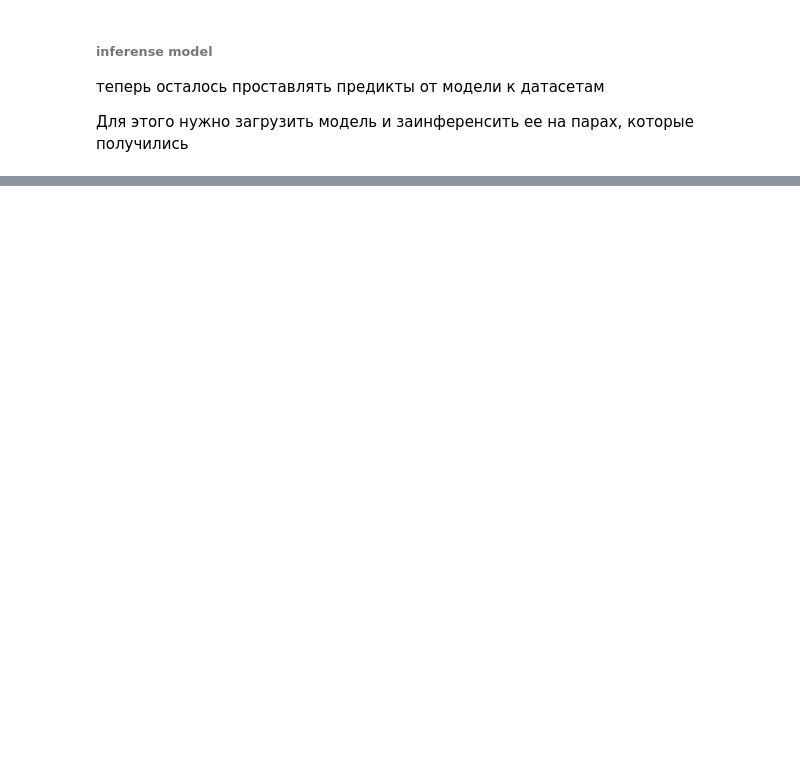
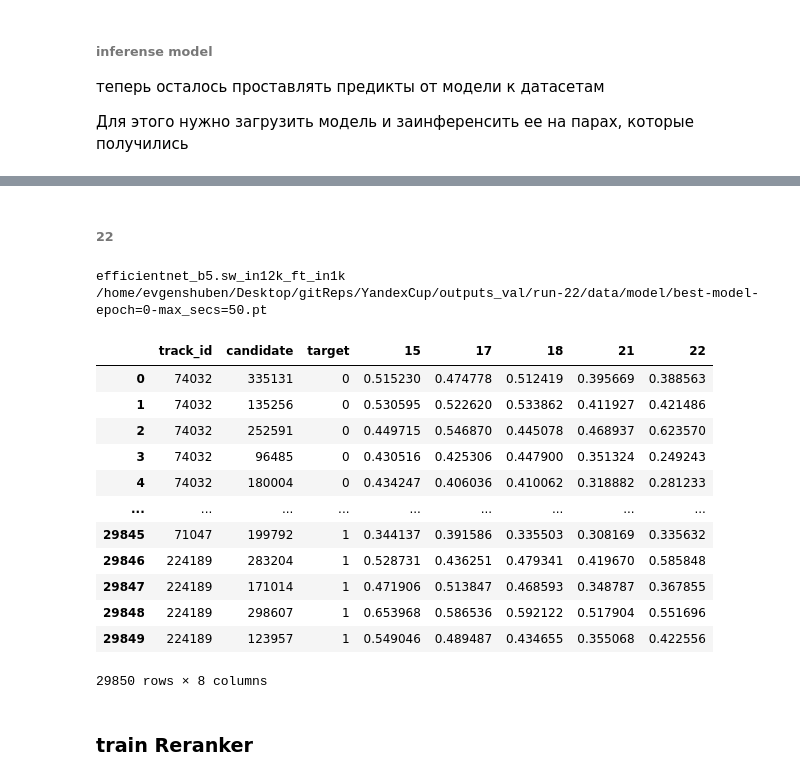
Before and after one commit to evgenshuben/YandexCup, a Jupyter notebook: notebooks/Reranker/RerankerDataset.ipynb, the cells around one changed output, grey strips where cells are left out. Cells and saved outputs as stored; diff of their text form; code cells hidden in the pictures; blank space fills up the shorter version.

```diff
--- a/notebooks/Reranker/RerankerDataset.ipynb
+++ b/notebooks/Reranker/RerankerDataset.ipynb
@@ -84,2 +129,2 @@ df_sampled.shape
 # %%
-train_df, val_df = split_train_val(df_sampled, test_size=0.1)
+train_df, val_df = split_train_val(df_sampled, test_size=0.05)
@@ -116,0 +229,6 @@ train_flat_pd
+# %%
+def get_embedding(track_id, model):
+    cqt = trainer.train_dataloader.dataset._load_cqt(track_id)
+    img = transforms_pipeline(cqt).to(trainer.cfg.enviroment.device)
+    emb = model(img.unsqueeze(0))
+    return emb['emb'].squeeze(0)
@@ -116,0 +357,10 @@ train_flat_pd
+# %%
+# Путь к конфигурационному файлу, сохраненному Hydra
+config_path = "/home/evgenshuben/Desktop/gitReps/YandexCup/outputs_val/run-18/hydra/.hydra/config.yaml"
+cfg = OmegaConf.load(config_path)
+# cfg.enviroment.device = 'cpu'
+print(cfg.model.backbone_name)
+print(cfg.pipeline.model_ckpt)
+
+trainer = Trainer(cfg)
+trainer.model.eval()
@@ -116,0 +406,13 @@ train_flat_pd
+# %%
+# Путь к конфигурационному файлу, сохраненному Hydra
+config_path = "/home/evgenshuben/Desktop/gitReps/YandexCup/outputs_val/run-21/hydra/.hydra/config.yaml"
+cfg = OmegaConf.load(config_path)
+# cfg.enviroment.device = 'cpu'
+print(cfg.model.backbone_name)
+print(cfg.pipeline.model_ckpt)
+
+trainer = Trainer(cfg)
+trainer.model.eval()
+
+calculate_scores(train_flat_pd, trainer.model, output_column='21')
+calculate_scores(val_flat_pd, trainer.model, output_column='21')
@@ -116,0 +435,33 @@ train_flat_pd
+# %% [markdown]
+###### 22
+# %%
+# Путь к конфигурационному файлу, сохраненному Hydra
+config_path = "/home/evgenshuben/Desktop/gitReps/YandexCup/outputs_val/run-22/hydra/.hydra/config.yaml"
+cfg = OmegaConf.load(config_path)
+# cfg.enviroment.device = 'cpu'
+print(cfg.model.backbone_name)
+print(cfg.pipeline.model_ckpt)
+
+trainer = Trainer(cfg)
+trainer.model.eval()
+
+calculate_scores(train_flat_pd, trainer.model, output_column='22')
+calculate_scores(val_flat_pd, trainer.model, output_column='22')
+# %% [output]
+efficientnet_b5.sw_in12k_ft_in1k
+/home/evgenshuben/Desktop/gitReps/YandexCup/outputs_val/run-22/data/model/best-model-epoch=0-max_secs=50.pt
+|  | track_id | candidate | target | 15 | 17 | 18 | 21 | 22 |
+| 0 | 74032 | 335131 | 0 | 0.515230 | 0.474778 | 0.512419 | 0.395669 | 0.388563 |
+| 1 | 74032 | 135256 | 0 | 0.530595 | 0.522620 | 0.533862 | 0.411927 | 0.421486 |
+| 2 | 74032 | 252591 | 0 | 0.449715 | 0.546870 | 0.445078 | 0.468937 | 0.623570 |
+| 3 | 74032 | 96485 | 0 | 0.430516 | 0.425306 | 0.447900 | 0.351324 | 0.249243 |
+| 4 | 74032 | 180004 | 0 | 0.434247 | 0.406036 | 0.410062 | 0.318882 | 0.281233 |
+| ... | ... | ... | ... | ... | ... | ... | ... | ... |
+| 29845 | 71047 | 199792 | 1 | 0.344137 | 0.391586 | 0.335503 | 0.308169 | 0.335632 |
+| 29846 | 224189 | 283204 | 1 | 0.528731 | 0.436251 | 0.479341 | 0.419670 | 0.585848 |
+| 29847 | 224189 | 171014 | 1 | 0.471906 | 0.513847 | 0.468593 | 0.348787 | 0.367855 |
+| 29848 | 224189 | 298607 | 1 | 0.653968 | 0.586536 | 0.592122 | 0.517904 | 0.551696 |
+| 29849 | 224189 | 123957 | 1 | 0.549046 | 0.489487 | 0.434655 | 0.355068 | 0.422556 |
+29850 rows × 8 columns
+# %% [markdown]
+### train Reranker
```
Also changed, not shown: parts of 45 cells of this notebook, 5 other files.
